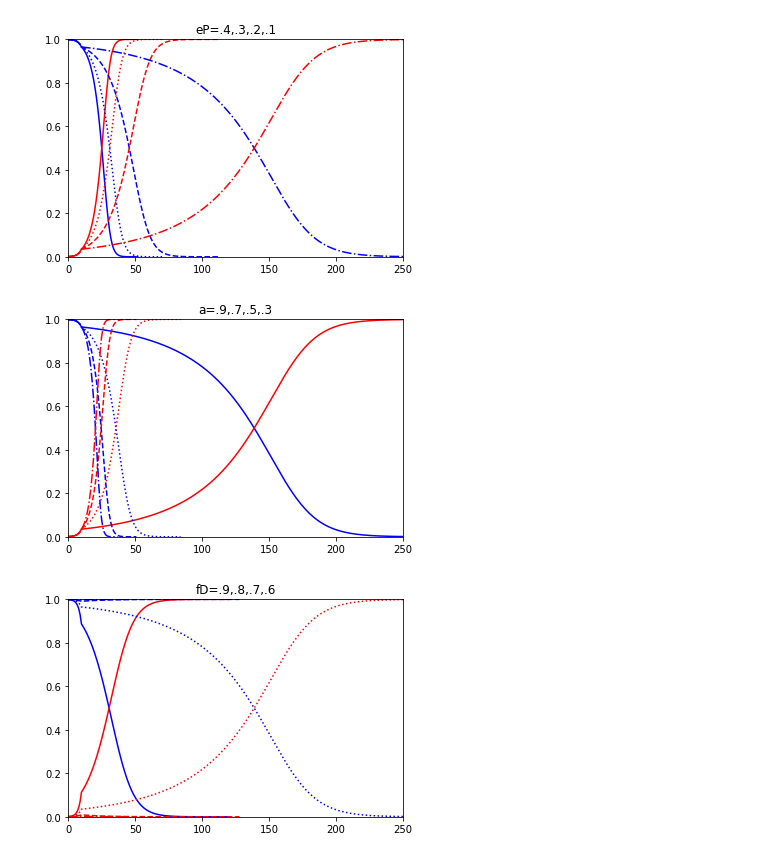
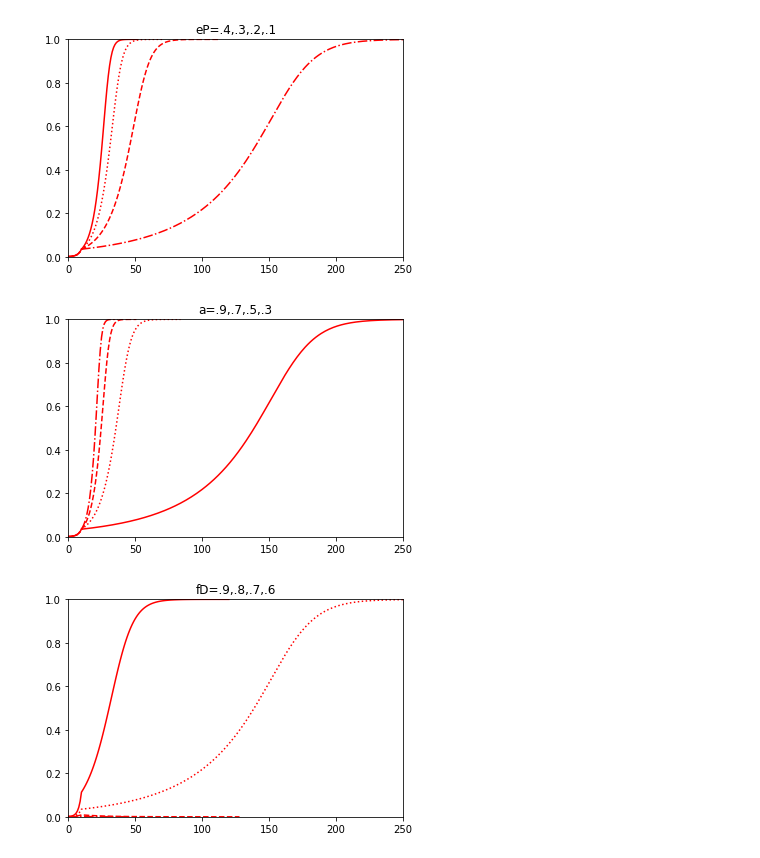
Before and after one commit to mgheffel/CRISPR-Gene-Drive-Population-Model, a Jupyter notebook: AlleleMultiMapiE.ipynb, the cells around one changed output. Saved outputs shown, nothing was run; the diff lists cells and outputs as text; code cells hidden in the pictures.

```diff
--- a/AlleleMultiMapiE.ipynb
+++ b/AlleleMultiMapiE.ipynb
@@ -20,10 +20,11 @@ def plotAllele_2D(graphInfo, title="Allele Generation Plot"):
     plt.show()
 pList=["-","+",",",".","o","*"]
 linestyles=["solid","dotted","dashed","dashdot"]
-def multiPlot(graphInfos, genLength, title="Allele Generation Plot"):
+def multiPlot(graphInfos, genLength, title="Allele Generation Plot", onlyGD=False):
     fig=plt.figure()
     for i in range(len(graphInfos)):
-        plt.plot(graphInfos[i]["xPlots"],graphInfos[i]["wPlots"],'b-',linestyle=graphInfos[i]["linestyle"])
+        if not onlyGD:
+            plt.plot(graphInfos[i]["xPlots"],graphInfos[i]["wPlots"],'b-',linestyle=graphInfos[i]["linestyle"])
         plt.plot(graphInfos[i]["xPlots"],graphInfos[i]["dPlots"],'r-',linestyle=graphInfos[i]["linestyle"])
     plt.axis([0,genLength,0,1])
     plt.title(title)
@@ -190,27 +193,29 @@ gis[2]["linestyle"]="dashed"
 simData={'qW':.999,'qD':.001,'fW':1,'fD':.8,'e':.8,'h':.5,'eP':.1,'a':.9,'generations':1000,'induceStart':10}
 gis.append(run_simulation_iE(simData))
 gis[3]["linestyle"]="dashdot"
-multiPlot(gis,250,"eP=.4,.3,.2,.1")
+#multiPlot(gis,250,"eP=.4,.3,.2,.1")
+multiPlot(gis,250,"eP=.4,.3,.2,.1",True)
 # %% [output]
-[figure, old version]
+[figure, new version]
 # %%
 #change a
 gis=[]
 simData={'qW':.999,'qD':.001,'fW':1,'fD':.8,'e':.8,'h':.5,'eP':.1,'a':.9,'generations':1000,'induceStart':10}
 gis.append(run_simulation_iE(simData))
 gis[0]["linestyle"]="solid"
 simData={'qW':.999,'qD':.001,'fW':1,'fD':.8,'e':.8,'h':.5,'eP':.1,'a':.7,'generations':1000,'induceStart':10}
 gis.append(run_simulation_iE(simData))
 gis[1]["linestyle"]="dotted"
 simData={'qW':.999,'qD':.001,'fW':1,'fD':.8,'e':.8,'h':.5,'eP':.1,'a':.5,'generations':1000,'induceStart':10}
 gis.append(run_simulation_iE(simData))
 gis[2]["linestyle"]="dashed"
 simData={'qW':.999,'qD':.001,'fW':1,'fD':.8,'e':.8,'h':.5,'eP':.1,'a':.3,'generations':1000,'induceStart':10}
 gis.append(run_simulation_iE(simData))
 gis[3]["linestyle"]="dashdot"
-multiPlot(gis,250,"a=.9,.7,.5,.3")
+#multiPlot(gis,250,"a=.9,.7,.5,.3")
+multiPlot(gis,250,"a=.9,.7,.5,.3",True)
 # %% [output]
-[figure, old version]
+[figure, new version]
 # %%
 #change fD
 gis=[]
@@ -226,6 +231,7 @@ gis[2]["linestyle"]="dashed"
 simData={'qW':.999,'qD':.001,'fW':1,'fD':.6,'e':.8,'h':.5,'eP':.1,'a':.9,'generations':1000,'induceStart':10}
 gis.append(run_simulation_iE(simData))
 gis[3]["linestyle"]="dashdot"
-multiPlot(gis,250,"fD=.9,.8,.7,.6")
+#multiPlot(gis,250,"fD=.9,.8,.7,.6")
+multiPlot(gis,250,"fD=.9,.8,.7,.6",True)
 # %% [output]
-[figure, old version]
+[figure, new version]
```
Also changed, not shown: parts of 2 cells of this notebook, 2 other files.
